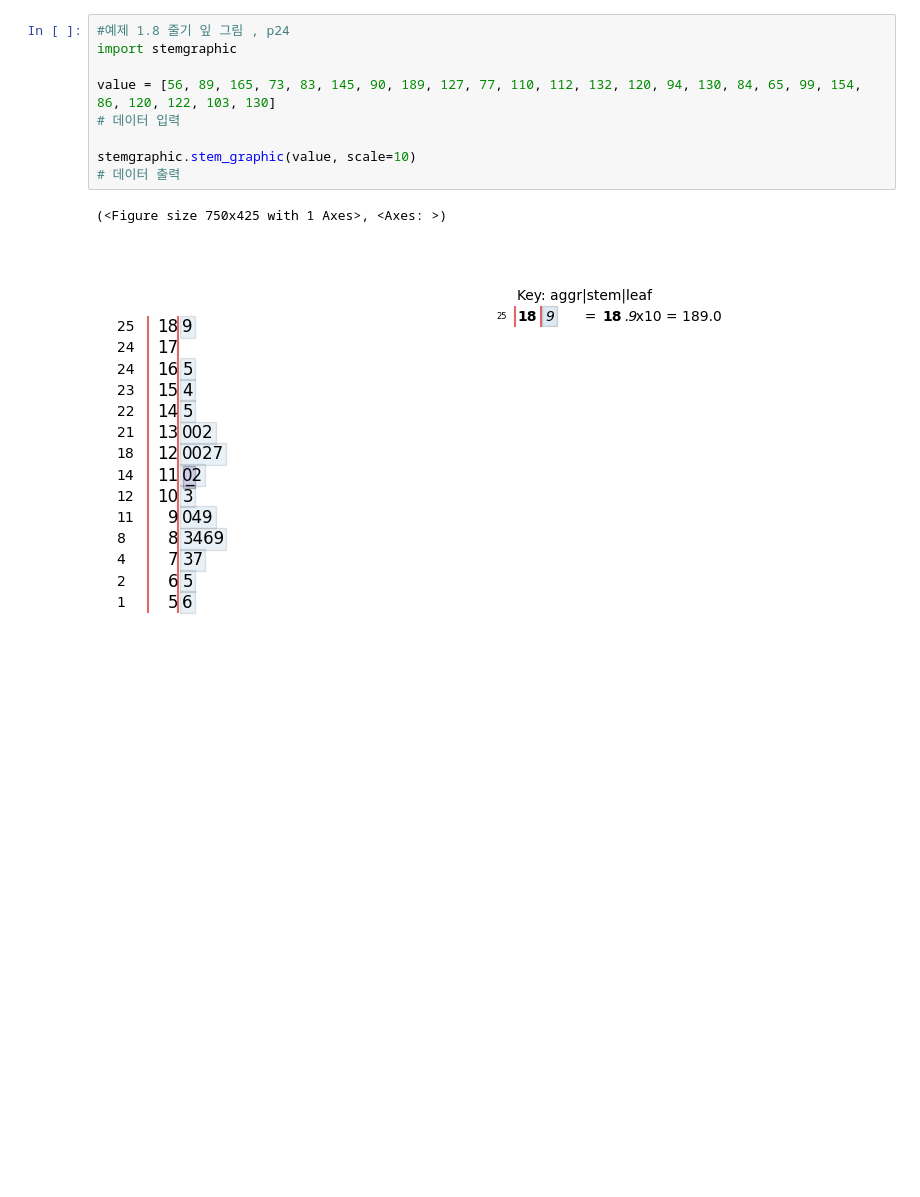
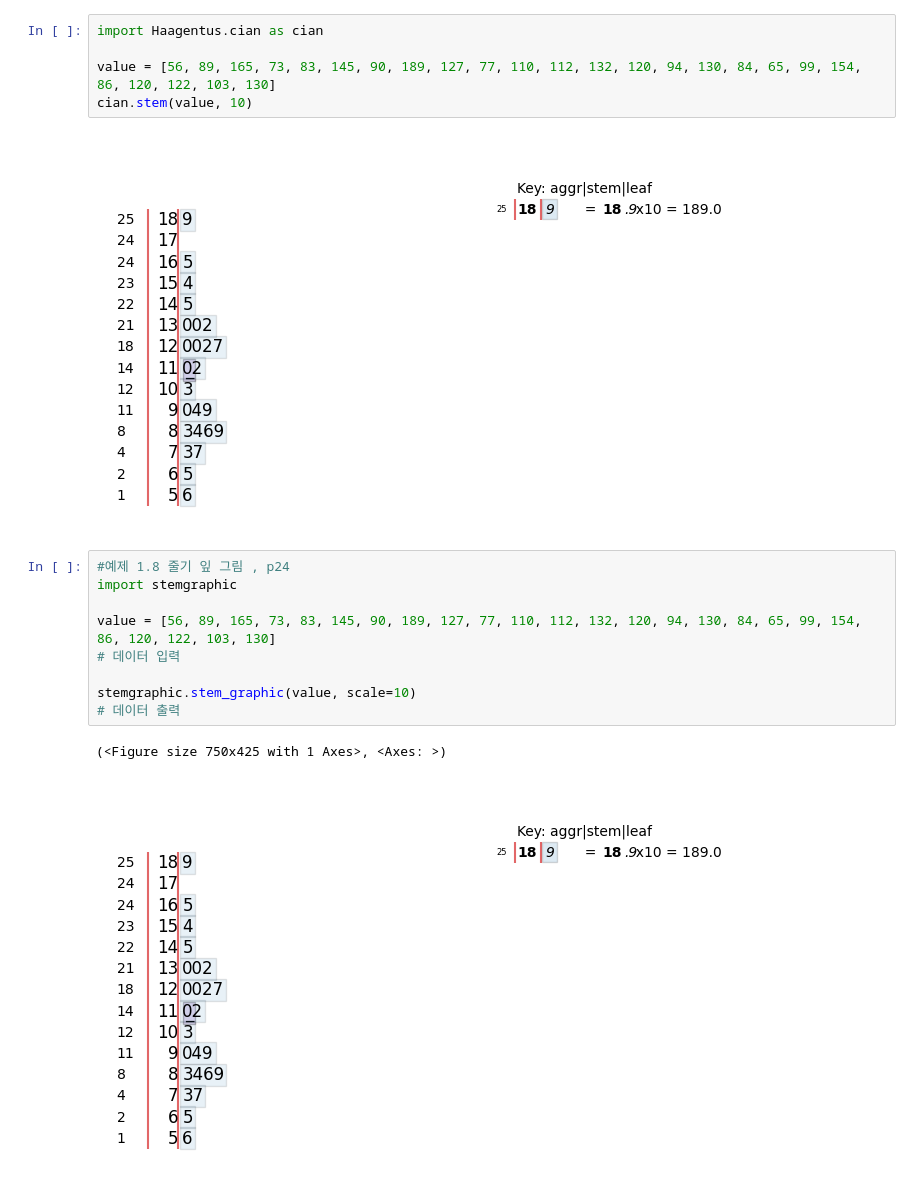
Before and after one commit to layla-focalors/r2python, a Jupyter notebook: chapter1/chapter1_03.ipynb, the cells around one changed output. Saved outputs shown, nothing was run; the diff lists cells and outputs as text; blank space fills up the shorter version.

Commit message:
add cian package

```diff
--- a/chapter1/chapter1_03.ipynb
+++ b/chapter1/chapter1_03.ipynb
@@ -1,3 +1,10 @@
+# %%
+import Haagentus.cian as cian
+
+value = [56, 89, 165, 73, 83, 145, 90, 189, 127, 77, 110, 112, 132, 120, 94, 130, 84, 65, 99, 154, 86, 120, 122, 103, 130]
+cian.stem(value, 10)
+# %% [output]
+[figure, added]
 # %%
 #예제 1.8 줄기 잎 그림 , p24
 import stemgraphic
```
Also changed, not shown: 4 other files.
